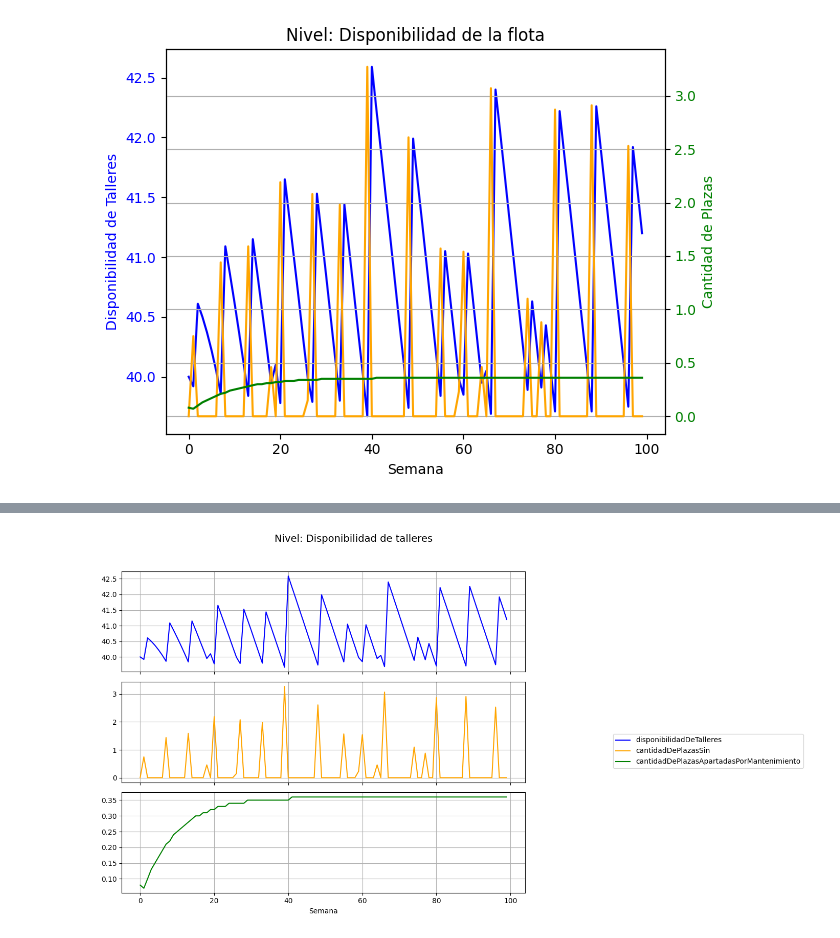
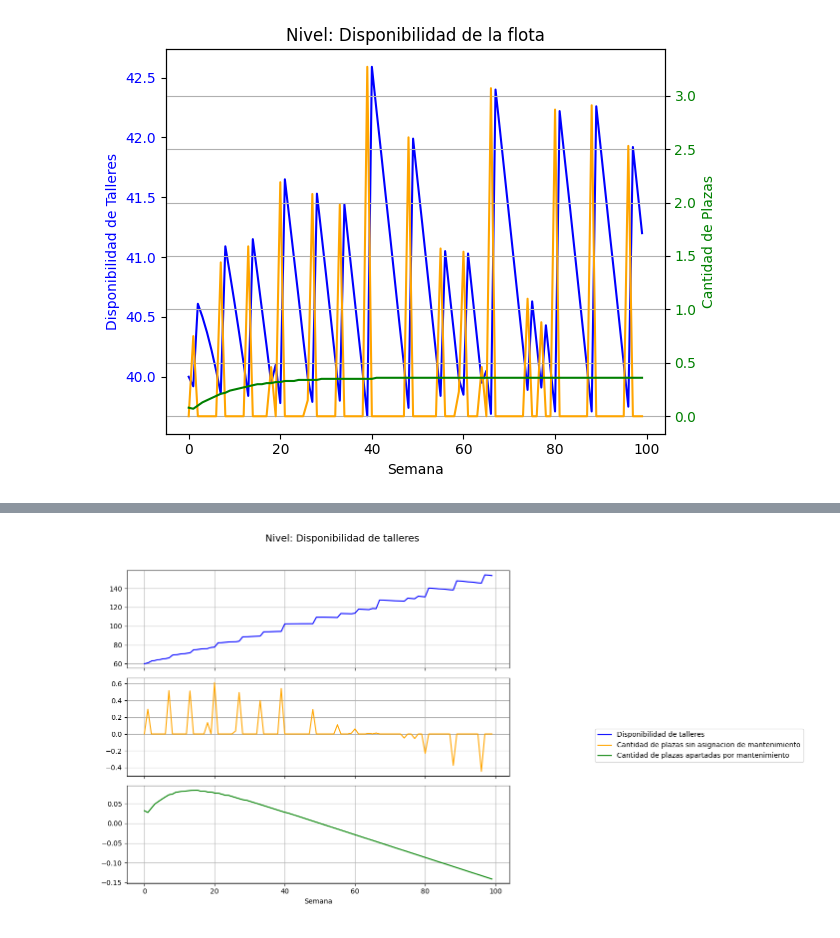
Before and after one commit to SantiagoC21/Taller-de-DS, a Jupyter notebook: Sistema de transporte/pydata.ipynb, the cells around one changed output, grey strips where cells are left out. Drawn from its saved outputs; the diff is of its cells as text; code cells hidden in the pictures.

```diff
--- a/Sistema de transporte/pydata.ipynb
+++ b/Sistema de transporte/pydata.ipynb
@@ -237,18 +238,29 @@ plt.show()
 # %% [output]
 [figure]
 # %%
+df_modificado = df.copy()
+df_modificado["Disponibilidad de la flota"] *= (1 - 0.005 * df_modificado["Weeks"])
+df_modificado["Vehiculos que regresan de mantenimiento"] *= (1 - 0.01 * df_modificado["Weeks"])
+df_modificado["Vehiculos que se retiran por mantenimiento"] *= (1 + 0.01 * df_modificado["Weeks"])
+df_modificado["Vehiculos asignados a operar"] *= (1 + 0.008 * df_modificado["Weeks"])
+
+# Definir las variables a graficar y sus colores
 variables_y = [
-    "disponibilidadDeLaFlota",
-    "vehiculosQueRegresanDeMantenimiento",
-    "vehiculosQueSeRetiranPorMantenimiento",
-    "vehiculosAsignadosAOperar"
+    "Disponibilidad de la flota",
+    "Vehiculos que regresan de mantenimiento",
+    "Vehiculos que se retiran por mantenimiento",
+    "Vehiculos asignados a operar"
 ]
+colores = ['blue', 'orange', 'green', 'red']
+
+# Crear los subgráficos
 fig, axs = plt.subplots(nrows=4, sharex=True, figsize=(10, 8))
-colores = ['blue', 'orange', 'green', 'red']
+
 for i, var in enumerate(variables_y):
-    axs[i].plot(df["sem"], df[var], color=colores[i])
+    axs[i].plot(df_modificado["Weeks"], df_modificado[var], color=colores[i])
     axs[i].set_ylabel("")
     axs[i].grid(True)
+
 plt.xlabel("Semana")
 plt.suptitle("Nivel: Disponibilidad de la flota", fontsize=14)
 fig.legend(variables_y, loc="upper left", bbox_to_anchor=(1.0, 0.5))
@@ -298,19 +322,31 @@ plt.show()
 # %%
+df_talleres_mod = df.copy()
+
+# Aplicar mejoras progresivas a lo largo de las semanas
+df_talleres_mod["Disponibilidad de talleres"] *= (1 + 0.015 * df_talleres_mod["Weeks"])
+df_talleres_mod["Cantidad de plazas sin asignacion de mantenimiento"] *= (1 - 0.015 * df_talleres_mod["Weeks"])
+df_talleres_mod["Cantidad de plazas apartadas por mantenimiento"] *= (1 - 0.02 * df_talleres_mod["Weeks"])
+
+# Variables a graficar y sus colores
 variables_y = [
-    "disponibilidadDeTalleres",
-    "cantidadDePlazasSin",
-    "cantidadDePlazasApartadasPorMantenimiento"
+    "Disponibilidad de talleres",
+    "Cantidad de plazas sin asignacion de mantenimiento",
+    "Cantidad de plazas apartadas por mantenimiento"
 ]
+colores = ['blue', 'orange', 'green']
+
+# Crear subplots para graficar los datos modificados
 fig, axs = plt.subplots(nrows=3, sharex=True, figsize=(10, 8))
-colores = ['blue', 'orange', 'green', 'red']
+
 for i, var in enumerate(variables_y):
-    axs[i].plot(df["sem"], df[var], color=colores[i])
+    axs[i].plot(df_talleres_mod["Weeks"], df_talleres_mod[var], color=colores[i])
     axs[i].set_ylabel("")
     axs[i].grid(True)
+
 plt.xlabel("Semana")
 plt.suptitle("Nivel: Disponibilidad de talleres", fontsize=14)
 fig.legend(variables_y, loc="upper left", bbox_to_anchor=(1.0, 0.5))
 plt.tight_layout(rect=[0, 0.03, 0.85, 0.95])
 plt.show()
 # %% [output]
-[figure, old version]
+[figure, new version]
```
Also changed, not shown: parts of 12 cells of this notebook, 7 other files.
